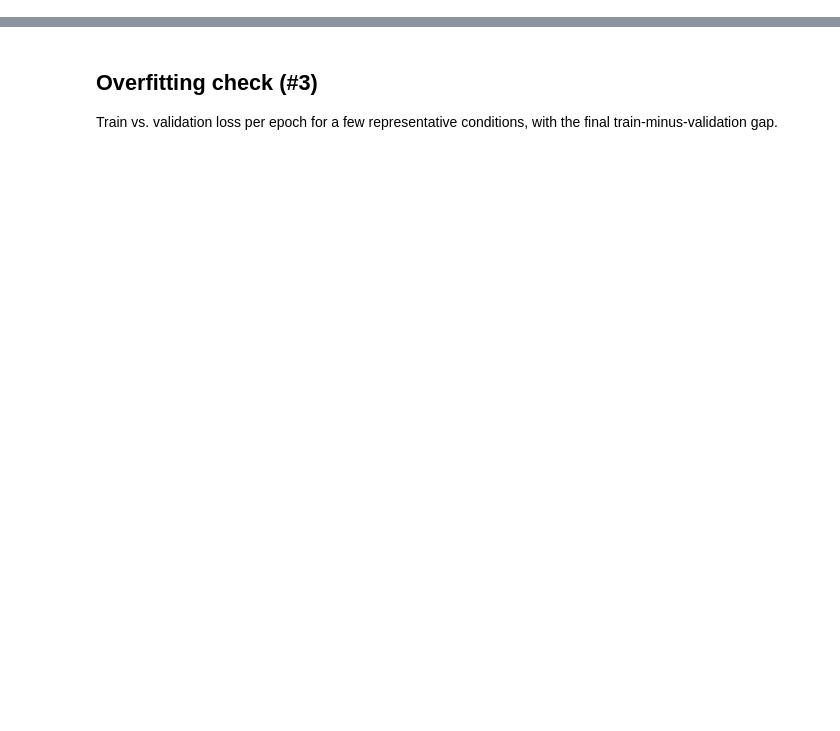
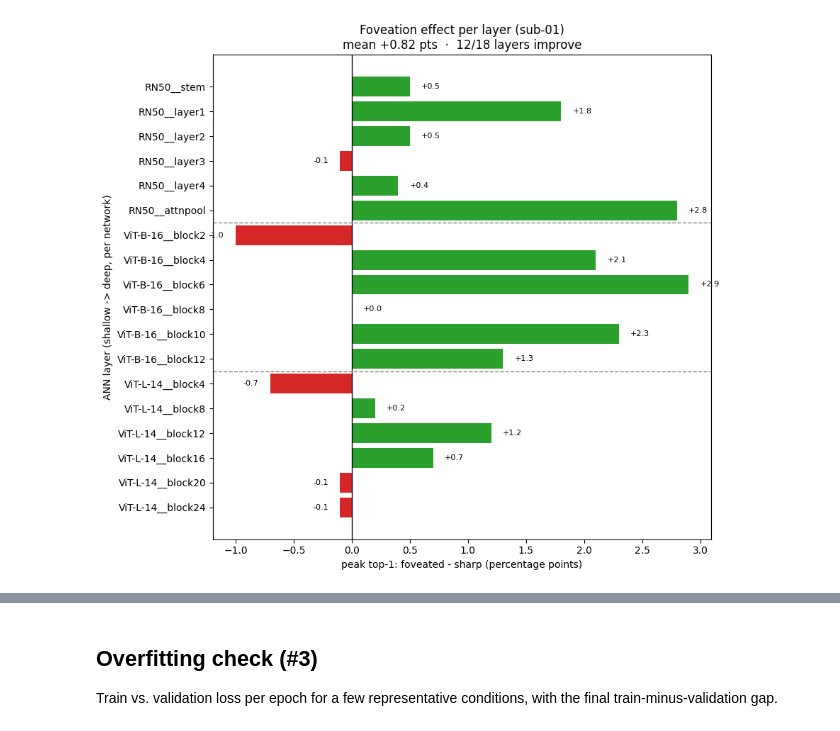
Before and after one commit to Neurosc/deep-learning-project, a Jupyter notebook: 04_visualisation.ipynb, the cells around one changed output, grey strips where cells are left out. Saved outputs shown, nothing was run; the diff lists cells and outputs as text; code cells hidden in the pictures; blank space fills up the shorter version.

```diff
--- a/04_visualisation.ipynb
+++ b/04_visualisation.ipynb
@@ -135,0 +213,12 @@ else:
+# %%
+# Stability table — discrete best window per seed, and how often the seeds agree.
+if HAVE_SEEDS:
+    print(f"{'layer':24s} {'best window per seed':45s} mode (agreement)")
+    print("-" * 90)
+    for t in TARGET_ORDER:
+        bps = [POST[int(np.argmin([seed_loss[s][(t, w)] for w in POST]))] for s in ALL_SEEDS]
+        vals, counts = np.unique(bps, return_counts=True)
+        mode = vals[int(np.argmax(counts))]; agree = counts.max() / len(ALL_SEEDS)
+        print(f"{t:24s} {str(bps):45s} {mode} ({agree*100:.0f}%)")
+else:
+    print("No per-seed file found - run the multi-seed 03_run_alignment.py first.")
@@ -135,0 +251,37 @@ else:
+# %%
+# Figure 4 — paired per-layer foveation effect on peak top-1 accuracy.
+# Loads top1 for the sharp and __fov variants from the aggregated CSV. For each
+# layer we take its best post-stimulus window (peak top-1) in each variant, then
+# plot foveated - sharp. Requires the foveated run (__fov targets in the CSV).
+top1 = {}
+with open(AGG_CSV) as f:
+    for r in csv.DictReader(f):
+        top1[(r["target"], r["window"])] = float(r["top1"])
+
+def peak_top1(target):
+    vals = [top1[(target, w)] for w in POST if (target, w) in top1]
+    return max(vals) if vals else np.nan
+
+have_fov = all((t + "__fov", "200_300") in top1 for t in TARGET_ORDER)
+assert have_fov, "No foveated (__fov) results in the CSV - re-run 02/03 with FOVEATE=True."
+
+deltas = np.array([peak_top1(t + "__fov") - peak_top1(t) for t in TARGET_ORDER]) * 100  # pts
+colors = ["tab:green" if d >= 0 else "tab:red" for d in deltas]
+
+fig, ax = plt.subplots(figsize=(9, 8))
+y = np.arange(len(TARGET_ORDER))
+ax.barh(y, deltas, color=colors)
+ax.set_yticks(y); ax.set_yticklabels(TARGET_ORDER); ax.invert_yaxis()
+ax.axvline(0, color="black", lw=1)
+for sep in (5.5, 11.5):                        # network boundaries (RN50 | ViT-B | ViT-L)
+    ax.axhline(sep, color="gray", lw=1, ls="--")
+for yi, d in zip(y, deltas):
+    ax.text(d + (0.1 if d >= 0 else -0.1), yi, f"{d:+.1f}",
+            va="center", ha="left" if d >= 0 else "right", fontsize=8)
+ax.set_xlabel("peak top-1: foveated - sharp (percentage points)")
+ax.set_ylabel("ANN layer (shallow -> deep, per network)")
+ax.set_title(f"Foveation effect per layer (sub-01)\nmean {deltas.mean():+.2f} pts  ·  "
+             f"{(deltas > 0).sum()}/{len(deltas)} layers improve")
+plt.tight_layout(); plt.savefig(os.path.join(RES_DIR, "foveation_effect_sub-01_lr1e-4.png"), dpi=150); plt.show()
+# %% [output]
+[figure, added]
```
Also changed, not shown: parts of 14 cells of this notebook, 46 other files.
